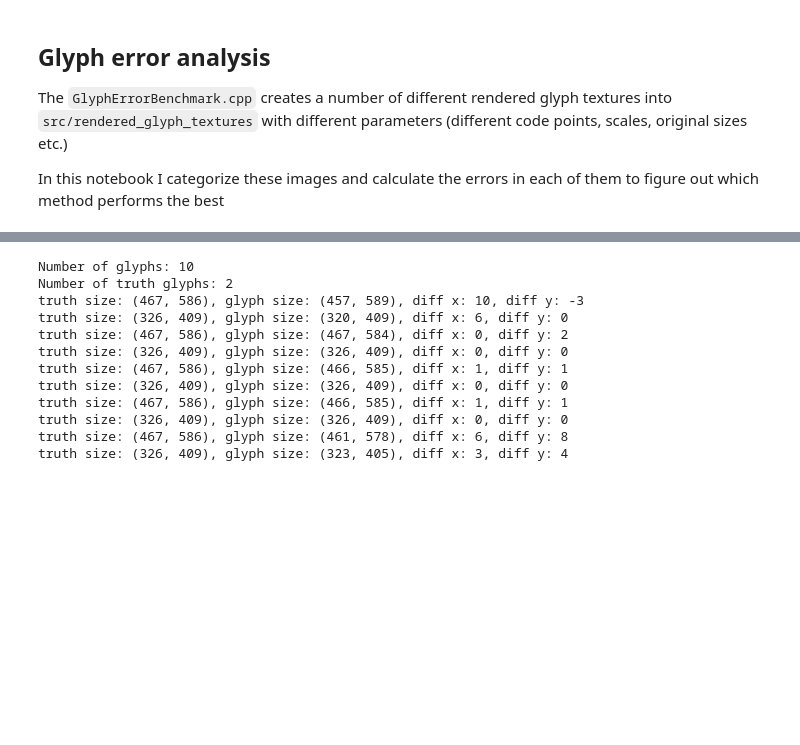
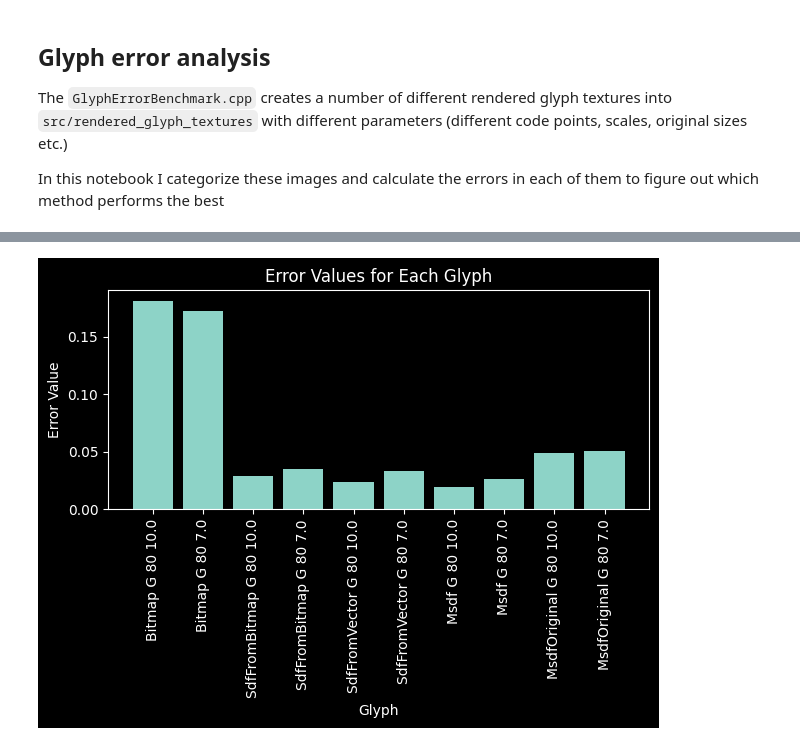
Before and after one commit to MihaelGolob/bgfx-sdf, a Jupyter notebook: benchmark/GlyphErrorAnalysis.ipynb, the cells around one changed output, grey strips where cells are left out. Saved outputs shown, nothing was run; the diff lists cells and outputs as text; code cells hidden in the pictures; blank space fills up the shorter version.

Commit message:
NEW: add glyph error calculation and create a function for displaying the diff between glyph and original

```diff
--- a/benchmark/GlyphErrorAnalysis.ipynb
+++ b/benchmark/GlyphErrorAnalysis.ipynb
@@ -26,9 +30,10 @@ class Glyph:
         self.original_size = original_size
         self.scale = scale
         self.img = img
+        self.error = None
 
     def __str__(self):
-        return self.glyphType.name + ' ' + self.code_point + ' ' + str(self.original_size) + ' ' + str(self.scale) + ' ' + self.img.format
+        return self.glyphType.name + ' ' + self.code_point + ' ' + str(self.original_size) + ' ' + str(self.scale)
 
     def isComparable(self, other):
         return self.scale == other.scale and self.original_size == other.original_size and self.code_point == other.code_point
@@ -59,26 +84,23 @@ def calculateGlyphError(truth, glyph):
-# %%
-def findTruthForGlyph(glyph):
-    for truth in truth_glyphs:
-        if truth.isComparable(glyph):
-            return truth
-    return None
-
-print('Number of glyphs: ' + str(len(glyphs)))
-print('Number of truth glyphs: ' + str(len(truth_glyphs)))
-# calculate all the glyph errors
-for glyph in glyphs:
-    truth = findTruthForGlyph(glyph)
-    calculateGlyphError(truth, glyph)
-# %% [output]
-Number of glyphs: 10
-Number of truth glyphs: 2
-truth size: (467, 586), glyph size: (457, 589), diff x: 10, diff y: -3
-truth size: (326, 409), glyph size: (320, 409), diff x: 6, diff y: 0
-truth size: (467, 586), glyph size: (467, 584), diff x: 0, diff y: 2
-truth size: (326, 409), glyph size: (326, 409), diff x: 0, diff y: 0
-truth size: (467, 586), glyph size: (466, 585), diff x: 1, diff y: 1
-truth size: (326, 409), glyph size: (326, 409), diff x: 0, diff y: 0
-truth size: (467, 586), glyph size: (466, 585), diff x: 1, diff y: 1
-truth size: (326, 409), glyph size: (326, 409), diff x: 0, diff y: 0
-truth size: (467, 586), glyph size: (461, 578), diff x: 6, diff y: 8
-truth size: (326, 409), glyph size: (323, 405), diff x: 3, diff y: 4
+# %%
+# a and b are tuples of (r, g, b, a)
+def errorFunction(a, b):
+    return abs(a - b)
+
+def calculateGlyphError(truth, glyph):
+    if not truth.isComparable(glyph):
+        raise Exception('Glyphs are not comparable: ' + str(truth) + ' ' + str(glyph))
+
+    if truth.img.size != glyph.img.size:
+        raise Exception('Glyphs have different sizes: ' + str(truth.img.size) + ' ' + str(glyph.img.size))
+
+    # calculate error pixel by pixel
+    error = 0
+    for y in range(0, truth.img.height):
+        for x in range(0, truth.img.width):
+            truth_pixel = truth.img.getpixel((x, y))
+            glyph_pixel = glyph.img.getpixel((x, y))
+            error += errorFunction(truth_pixel, glyph_pixel)
+
+    # normalize error
+    error = error / (truth.img.width * truth.img.height)
+    return error;
@@ -84,0 +147,15 @@ truth size: (326, 409), glyph size: (323, 405), diff x: 3, diff y: 4
+# %%
+errors = [glyph.error for glyph in glyphs]
+
+plt.bar([str(glyph) for glyph in glyphs], errors)
+
+plt.title('Error Values for Each Glyph')
+plt.xlabel('Glyph')
+plt.ylabel('Error Value')
+plt.xticks(rotation=90)
+
+# show the plot
+plt.tight_layout()
+plt.show()
+# %% [output]
+[figure, added]
```
Also changed, not shown: parts of 5 cells of this notebook.
